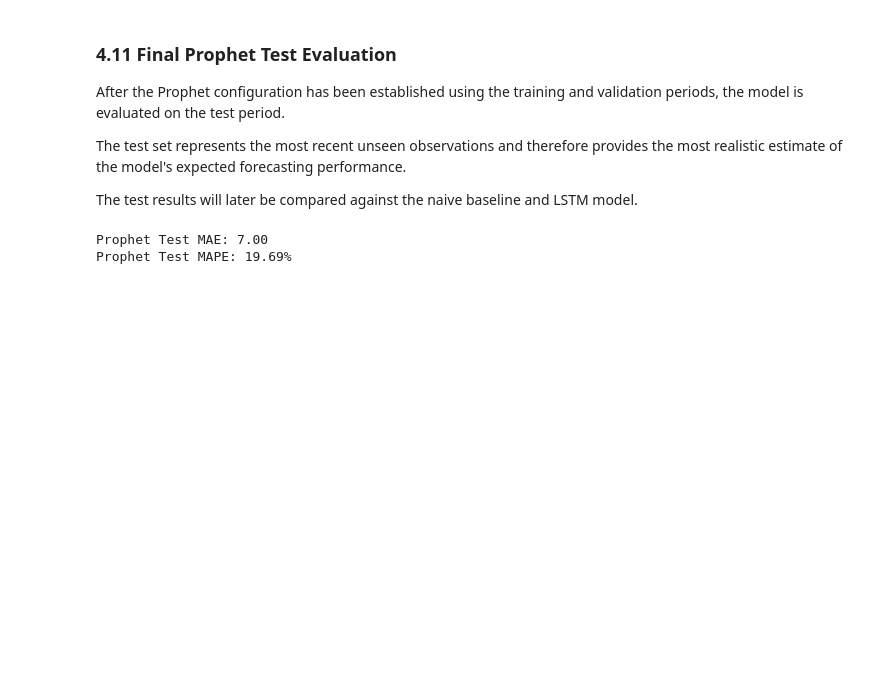
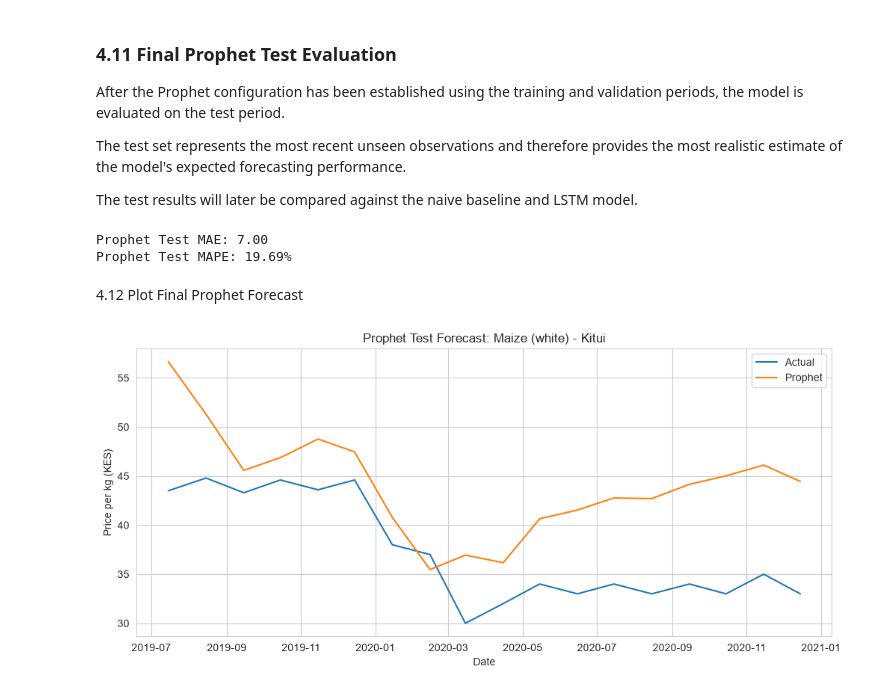
Before and after one commit to kevinkiplangat432/Predictive-Time-Series-Pipeline-using-a-Dual-Input-LSTM-and-Geospatial-Mapping, a Jupyter notebook: kenyan_prices_food.ipynb, the cells around one changed output. Cells and saved outputs as stored; diff of their text form; code cells hidden in the pictures; blank space fills up the shorter version.

Commit message:
added actual prices against prophet predictions

```diff
--- a/kenyan_prices_food.ipynb
+++ b/kenyan_prices_food.ipynb
@@ -1463,3 +1463,32 @@ print(f"Prophet Test MAPE: {prophet_test_mape:.2f}%")
 # %% [output]
 Prophet Test MAE: 7.00
 Prophet Test MAPE: 19.69%
+# %% [markdown]
+4.12 Plot Final Prophet Forecast
+# %%
+# Plot actual prices against Prophet predictions
+
+plt.figure(figsize=(12, 5))
+
+plt.plot(
+    prophet_test_results["ds"],
+    prophet_test_results["y"],
+    label="Actual"
+)
+
+plt.plot(
+    prophet_test_results["ds"],
+    prophet_test_results["prediction"],
+    label="Prophet"
+)
+
+plt.title(
+    f"Prophet Test Forecast: {SELECTED_COMMODITY} - {SELECTED_MARKET}"
+)
+
+plt.xlabel("Date")
+plt.ylabel("Price per kg (KES)")
+plt.legend()
+plt.show()
+# %% [output]
+[figure, added]
```
